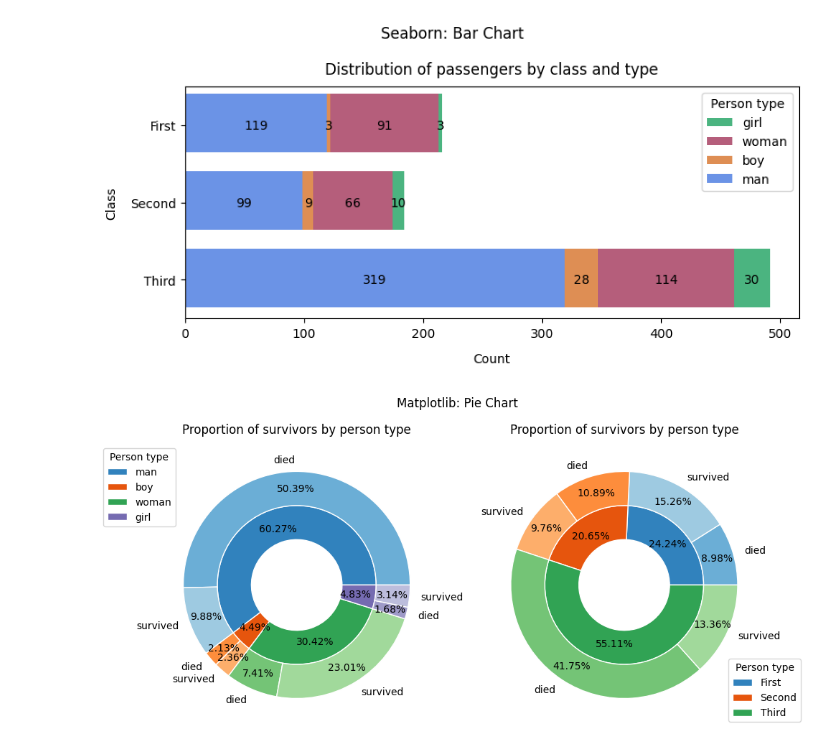
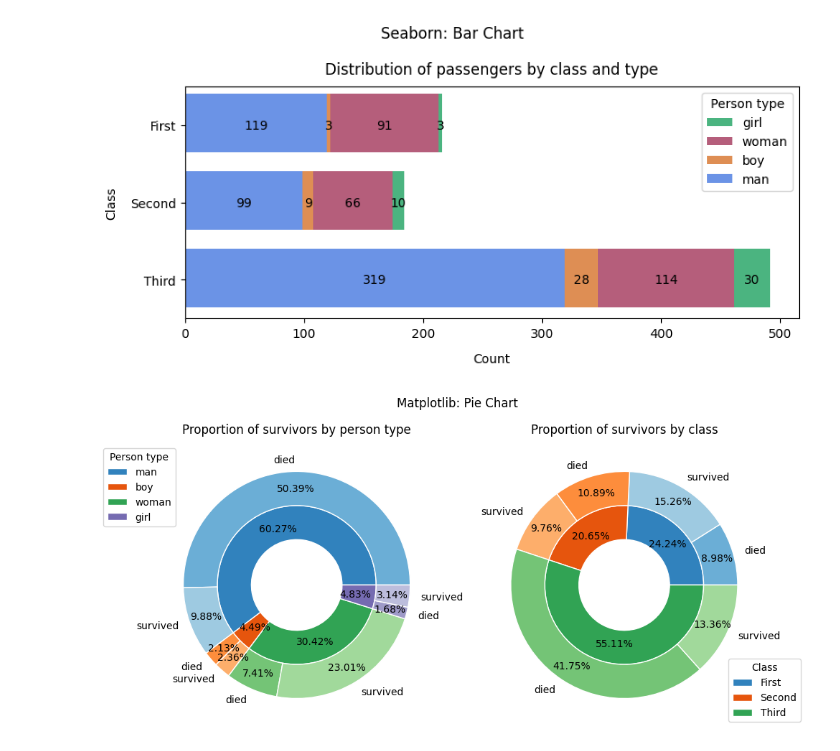
Before and after one commit to BogdanPinchuk/DataScience-PBY_HW8, a Jupyter notebook: Bohdan_Pinchuk_DS_HW8.ipynb, the cells around one changed output. Saved outputs shown, nothing was run; the diff lists cells and outputs as text; code cells hidden in the pictures.

```diff
--- a/Bohdan_Pinchuk_DS_HW8.ipynb
+++ b/Bohdan_Pinchuk_DS_HW8.ipynb
@@ -1385,33 +1385,33 @@ inner_indexes_c = [j for i in outer_indexes_c for j in (i + 1, i + 2)]
 outer_colors_c = [colors[i] for i in outer_indexes_c]
 inner_colors_c = [colors[i] for i in inner_indexes_c]
 
 _, axes = plt.subplots(1, 2, figsize=(10, 5))
 
 ax = axes[0]
 wedges, _, _ = ax.pie(person_survival.sum(axis=1), radius=1 - size, colors=outer_colors_p,
                       wedgeprops=dict(width=size, edgecolor='w'), autopct='%1.2f%%', pctdistance=0.75)
 ax.legend(wedges, person_types, title="Person type", loc="upper left", bbox_to_anchor=(-0.2, 1))
 
 ax.pie(person_survival.flatten(), radius=1, colors=inner_colors_p, wedgeprops=dict(width=size, edgecolor='w'),
        autopct='%1.2f%%', pctdistance=0.85, labels=person_survival_str, labeldistance=1.1)
 
 ax.set(aspect="equal")
 ax.set_title("Proportion of survivors by person type", pad=10, loc='center', color='black')
 
 ax = axes[1]
 wedges, _, _ = ax.pie(class_survival.sum(axis=1), radius=1 - size, colors=outer_colors_c,
                       wedgeprops=dict(width=size, edgecolor='w'), autopct='%1.2f%%', pctdistance=0.75)
-ax.legend(wedges, classes, title="Person type", loc="lower left", bbox_to_anchor=(0.85, 0))
+ax.legend(wedges, classes, title="Class", loc="lower left", bbox_to_anchor=(0.85, 0))
 
 ax.pie(class_survival.flatten(), radius=1, colors=inner_colors_c, wedgeprops=dict(width=size, edgecolor='w'),
        autopct='%1.2f%%', pctdistance=0.85, labels=class_survival_str, labeldistance=1.1)
 
 ax.set(aspect="equal")
-ax.set_title("Proportion of survivors by person type", pad=10, loc='center', color='black')
+ax.set_title("Proportion of survivors by class", pad=10, loc='center', color='black')
 
 plt.suptitle(f"{lib_name}: {chart_name}")
 
 plt.tight_layout()
 plt.show()
 # %% [output]
-[figure, old version]
+[figure, new version]
```
